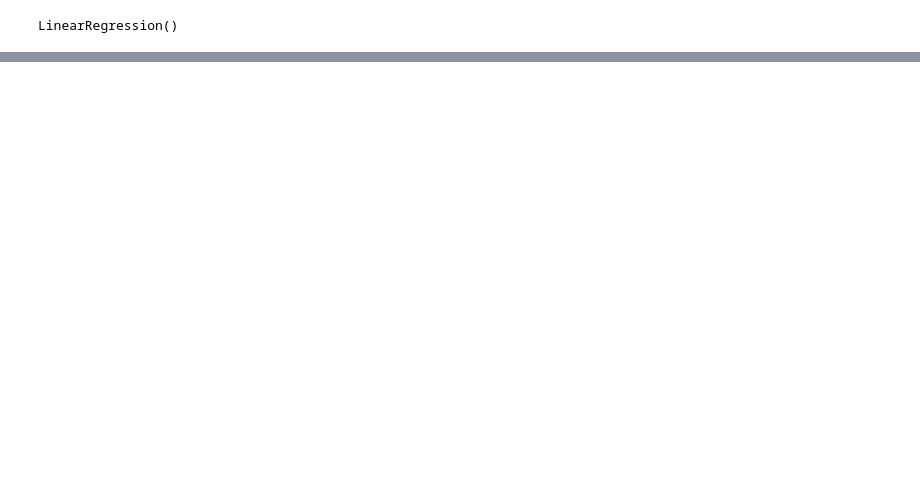
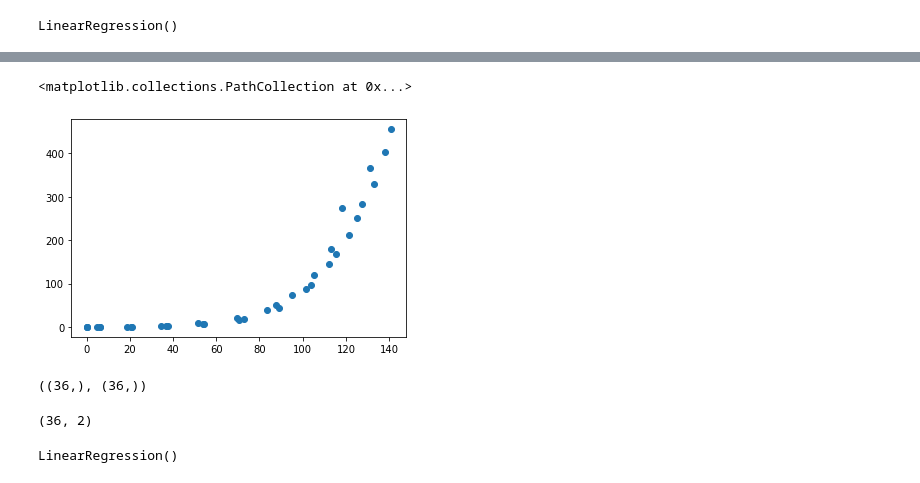
Before and after one commit to MiguelPerilla2233/Problema1, a Jupyter notebook: Taller1.ipynb, the cells around one changed output, grey strips where cells are left out. Cells and saved outputs as stored; diff of their text form; code cells hidden in the pictures; blank space fills up the shorter version.

```diff
--- a/Taller1.ipynb
+++ b/Taller1.ipynb
@@ -41,0 +23,8 @@ plt.scatter(X,Y)
+# %%
+gen_1 = file[0:13]
+gen_2 = file[13:25]
+gen_3 = file[25:36]
+gen_4 = file[36:46]
+gen_5 = file[46:55]
+gen_6 = file[55:63]
+gen_7 = file[63:70]
@@ -42,2 +42,9 @@ plt.scatter(X,Y)
+# %%
+def get_suma(y):
+    z = []
+    for i in range(len(y)):
+        z.append(np.sum(y[0:i]))
+
+    return np.array(z)
 # %%
 lin = sklearn.linear_model.LinearRegression()
@@ -60,0 +71,26 @@ y = -2.1379825189715556 *X + 64.94418761845154 con R^2 de 0.7853565990696764
+# %%
+y1 = np.concatenate((gen_1["LCMR"],gen_2["LCMR"],gen_3["LCMR"]))
+x1 = np.concatenate((get_suma(gen_1["TC"]) , get_suma(gen_2["TC"]),get_suma(gen_3["TC"])))
+z = np.concatenate((gen_1["Edad"],gen_2["Edad"],gen_3['Edad']))
+w1 = np.array(gen_1["TC"])
+#plt.scatter(z,y1)
+#plt.scatter(z,x1)
+plt.scatter(x1,y1)
+# %% [output]
+<matplotlib.collections.PathCollection at 0x...>
+[figure, added]
+# %%
+reg = sklearn.linear_model.LinearRegression()
+x1.shape,y1.shape
+# %% [output]
+((36,), (36,))
+# %%
+Z = np.array([x1,z]).T
+#Z = Z.reshape(2,12).T
+Z.shape
+# %% [output]
+(36, 2)
+# %%
+reg.fit(Z,y1)
+# %% [output]
+LinearRegression()
```
Also changed, not shown: parts of 15 cells of this notebook, 1 other file.
